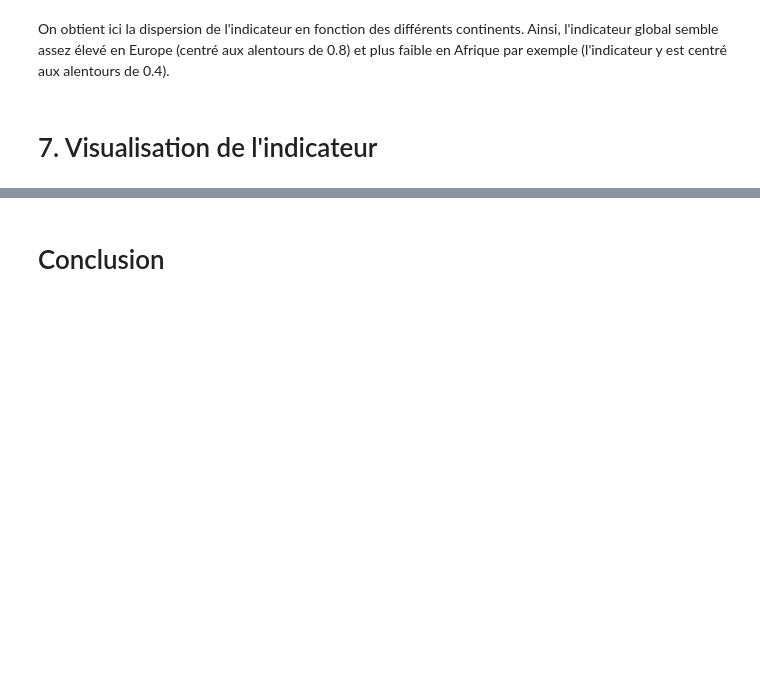
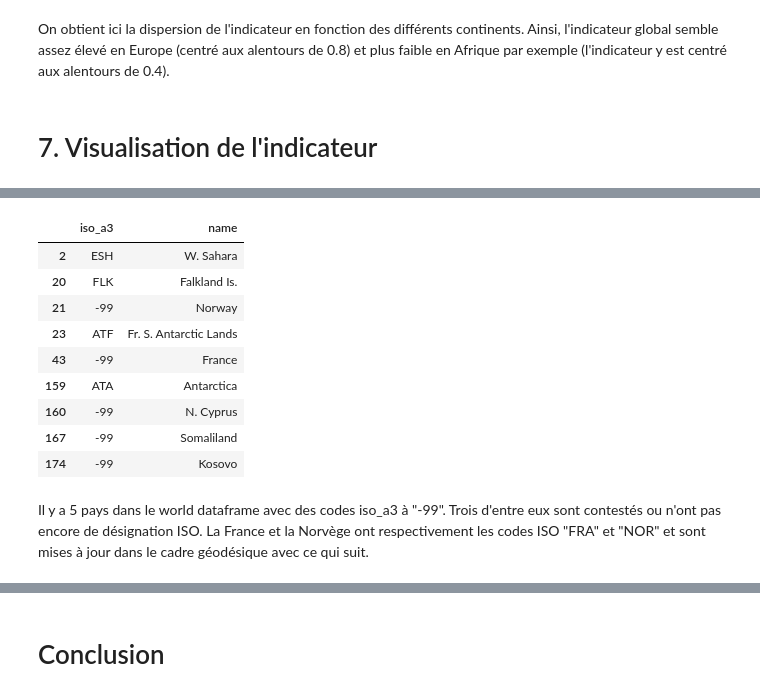
Before and after one commit to cmllbll/Gender-Inequalities-and-Development, a Jupyter notebook: Notebook final.ipynb, the cells around one changed output, grey strips where cells are left out. Cells and saved outputs as stored; diff of their text form; code cells hidden in the pictures; blank space fills up the shorter version.

Commit message:
Update carte

```diff
--- a/Notebook final.ipynb
+++ b/Notebook final.ipynb
@@ -1093,0 +1120,17 @@ On obtient ici la dispersion de l'indicateur en fonction des différents contine
+# %%
+world = gpd.read_file(gpd.datasets.get_path('naturalearth_lowres'))#dataframe du module geopandas qui contient les inndications géographiques qui vont être nécessaires pour la construction de la carte.
+# %%
+world[~world['iso_a3'].isin(list(df['Country Code']))][['iso_a3', 'name']]
+# %% [output]
+|  | iso_a3 | name |
+| 2 | ESH | W. Sahara |
+| 20 | FLK | Falkland Is. |
+| 21 | -99 | Norway |
+| 23 | ATF | Fr. S. Antarctic Lands |
+| 43 | -99 | France |
+| 159 | ATA | Antarctica |
+| 160 | -99 | N. Cyprus |
+| 167 | -99 | Somaliland |
+| 174 | -99 | Kosovo |
+# %% [markdown]
+Il y a 5 pays dans le world dataframe avec des codes iso_a3 à "-99". Trois d'entre eux sont contestés ou n'ont pas encore de désignation ISO. La France et la Norvège ont respectivement les codes ISO "FRA" et "NOR" et sont mises à jour dans le cadre géodésique avec ce qui suit.
```
Also changed, not shown: parts of 11 cells of this notebook.
